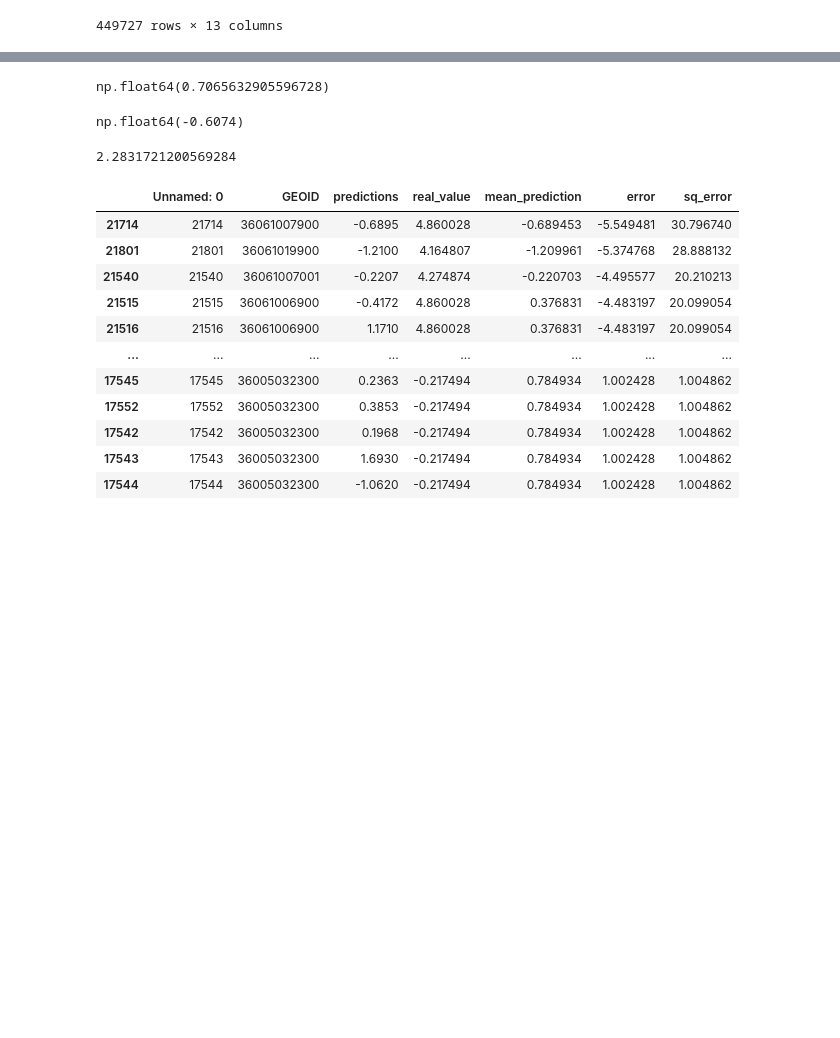
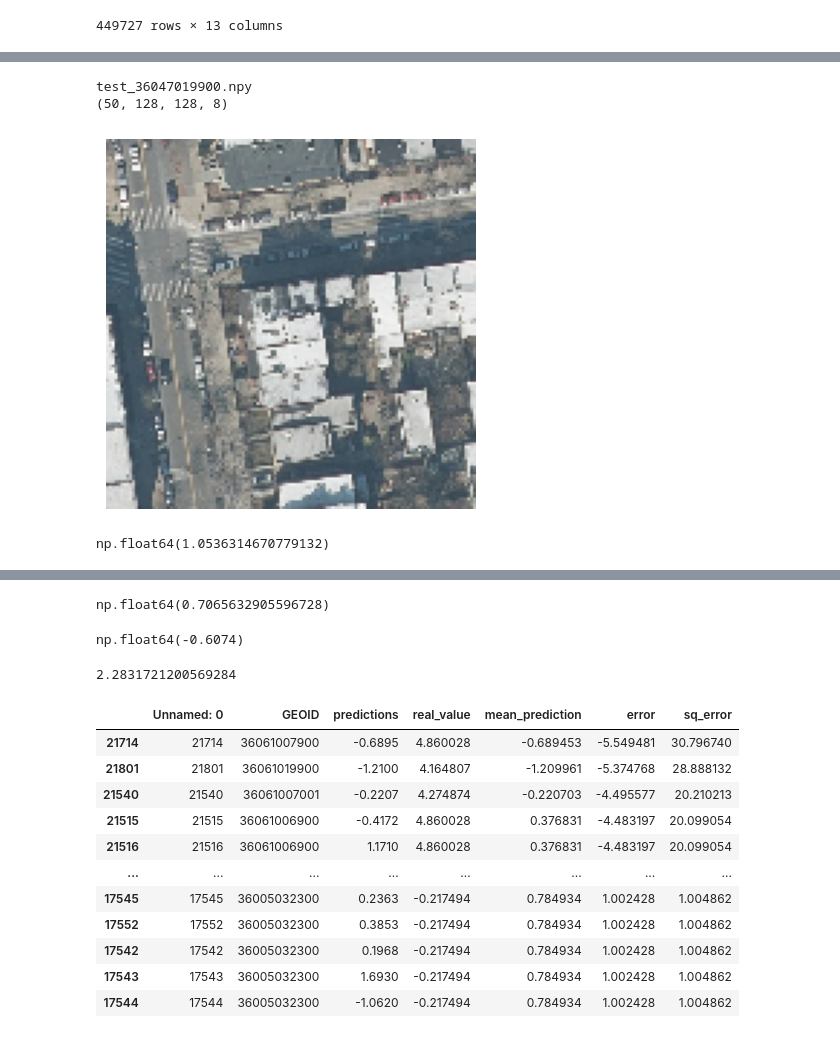
Before and after one commit to Queeno11/ny_state_aerial_imagery_prototype, a Jupyter notebook: notebooks/test.ipynb, the cells around one changed output, grey strips where cells are left out. Drawn from its saved outputs; the diff is of its cells as text; code cells hidden in the pictures; blank space fills up the shorter version.

```diff
--- a/notebooks/test.ipynb
+++ b/notebooks/test.ipynb
@@ -104,3 +236,31 @@ plt.show()
+# %%
+import os
+import numpy as np
+
+folder = r"/home/abbatenicolas/data/test_datasets/test_size128_tiles1_stacked1-4"
+files = os.listdir(folder)
+file = files[np.random.randint(0, high=len(files))]
+print(file)
+
+test = np.load(rf"{folder}/{file}")
+import matplotlib.pyplot as plt
+print(test.shape)
+random_int2 = np.random.randint(0, high=test.shape[0])
+# Plot the numpy array as an image
+plt.imshow(test[random_int2, :, :, 4:7])
+plt.axis('off')  # Turn off the axis
+plt.show()
+# %% [output]
+test_36047019900.npy
+(50, 128, 128, 8)
+[figure, added]
+# %%
+import pandas as pd
+df = pd.read_csv(r"/mnt/c/Working Papers/NY State Aerial Imagery Prototype/ny_state_aerial_imagery_prototype/models/models_by_epoch/effnet_v2B1_lr0.0005_size128_y2016-2018-2020-2022-2024_stack1-4_Pooling/test_10.csv")
+df = df.drop_duplicates("GEOID")
+df[df.sq_error < 5].sq_error.mean() / df[df.sq_error < 5].mean_prediction.var()
+# %% [output]
+np.float64(1.0536314670779132)
 # %%
 import pandas as pd
 
```
Also changed, not shown: parts of 15 cells of this notebook, 10 other files.
